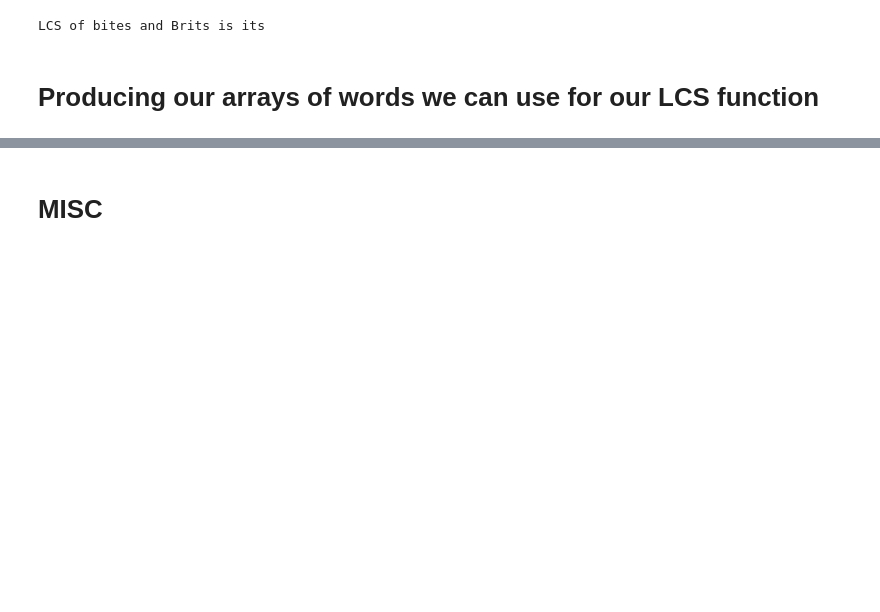
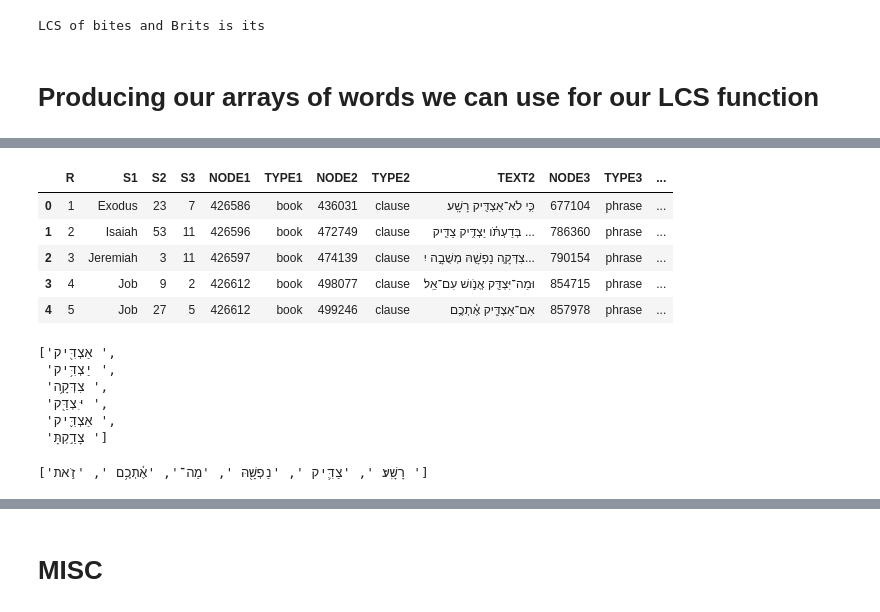
Before and after one commit to oliverglanz/Text-Fabric, a Jupyter notebook: LCS/0000_ETCBC-TF_2101-BHS_ETCBC_LCS_o.glanz _prof-edition.ipynb, the cells around one changed output, grey strips where cells are left out. Cells and saved outputs as stored; diff of their text form; code cells hidden in the pictures; blank space fills up the shorter version.

```diff
--- a/LCS/0000_ETCBC-TF_2101-BHS_ETCBC_LCS_o.glanz _prof-edition.ipynb
+++ b/LCS/0000_ETCBC-TF_2101-BHS_ETCBC_LCS_o.glanz _prof-edition.ipynb
@@ -190,0 +192,11 @@ XXXX (True, frozenset({'Objc'}))
+# %%
+PredObjcWordLists=pd.read_csv('D:/OneDrive/1200_AUS-research/Fabric-TEXT/PredObjcWordLists.tsv',delimiter='\t',encoding='utf-16')
+pd.set_option('display.max_columns', 50)
+PredObjcWordLists.head()
+# %% [output]
+|  | R | S1 | S2 | S3 | NODE1 | TYPE1 | NODE2 | TYPE2 | TEXT2 | NODE3 | TYPE3 | ... |
+| 0 | 1 | Exodus | 23 | 7 | 426586 | book | 436031 | clause | כִּ֥י לֹא־אַצְדִּ֖יק רָשָֽׁע׃ | 677104 | phrase | ... |
+| 1 | 2 | Isaiah | 53 | 11 | 426596 | book | 472749 | clause | בְּדַעְתֹּ֗ו יַצְדִּ֥יק צַדִּ֛יק ... | 786360 | phrase | ... |
+| 2 | 3 | Jeremiah | 3 | 11 | 426597 | book | 474139 | clause | צִדְּקָ֥ה נַפְשָׁ֖הּ מְשֻׁבָ֣ה יִ... | 790154 | phrase | ... |
+| 3 | 4 | Job | 9 | 2 | 426612 | book | 498077 | clause | וּמַה־יִּצְדַּ֖ק אֱנֹ֣ושׁ עִם־אֵֽל׃ | 854715 | phrase | ... |
+| 4 | 5 | Job | 27 | 5 | 426612 | book | 499246 | clause | אִם־אַצְדִּ֪יק אֶ֫תְכֶ֥ם | 857978 | phrase | ... |
@@ -190,0 +206,13 @@ XXXX (True, frozenset({'Objc'}))
+# %%
+pred_list
+# %% [output]
+['אַצְדִּ֖יק ',
+ 'יַצְדִּ֥יק ',
+ 'צִדְּקָ֥ה ',
+ 'יִּצְדַּ֖ק ',
+ 'אַצְדִּ֪יק ',
+ 'צָדַ֣קְתָּ ']
+# %%
+objc_list
+# %% [output]
+['רָשָֽׁע׃ ', 'צַדִּ֛יק ', 'נַפְשָׁ֖הּ ', 'מַה־', 'אֶ֫תְכֶ֥ם ', 'זֹ֣את ']
```
Also changed, not shown: parts of 11 cells of this notebook.
